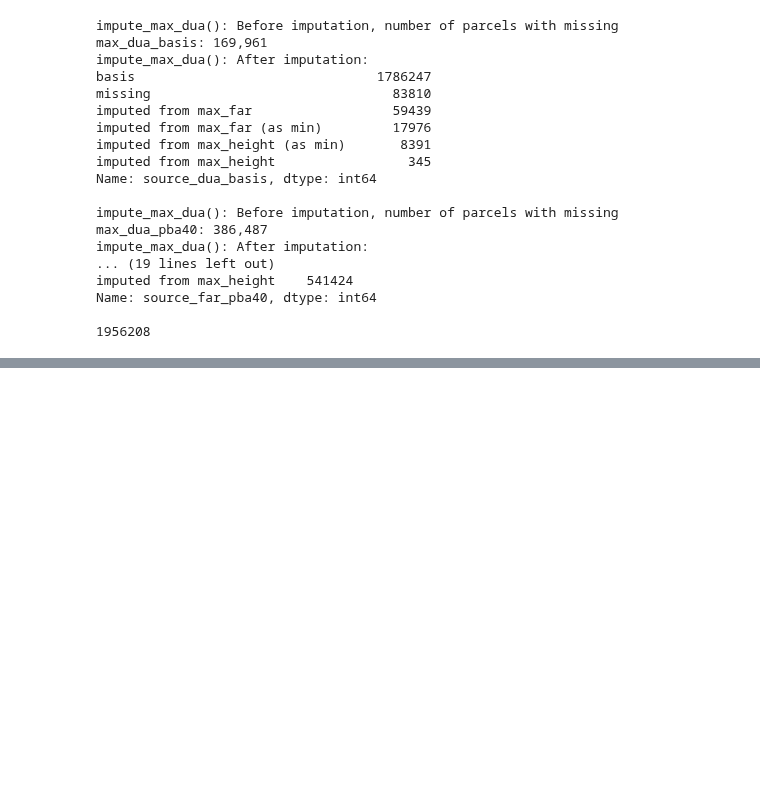
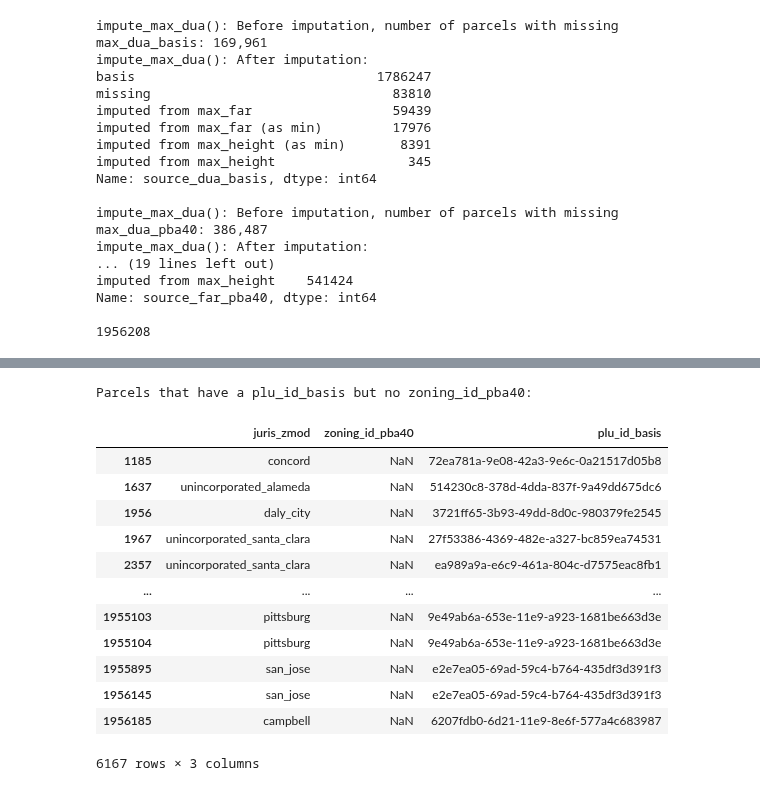
Before and after one commit to BayAreaMetro/petrale, a Jupyter notebook: policies/plu/base_zoning/1_PLU_BOC_data_combine.ipynb, the cells around one changed output, grey strips where cells are left out. Saved outputs shown, nothing was run; the diff lists cells and outputs as text; code cells hidden in the pictures; blank space fills up the shorter version.

```diff
--- a/policies/plu/base_zoning/1_PLU_BOC_data_combine.ipynb
+++ b/policies/plu/base_zoning/1_PLU_BOC_data_combine.ipynb
@@ -544,0 +576,19 @@ devType_comp.to_csv(os.path.join(data_output_dir, today+'_devType_comparison.csv
+# %%
+print('Parcels that have a plu_id_basis but no zoning_id_pba40: ')
+display(plu_boc_output.loc[(plu_boc_output['zoning_id_pba40'].isnull()) &
+                           (plu_boc_output['plu_id_basis'   ].notnull())][['juris_zmod','zoning_id_pba40','plu_id_basis']])
+# %% [output]
+Parcels that have a plu_id_basis but no zoning_id_pba40:
+|  | juris_zmod | zoning_id_pba40 | plu_id_basis |
+| 1185 | concord | NaN | 72ea781a-9e08-42a3-9e6c-0a21517d05b8 |
+| 1637 | unincorporated_alameda | NaN | 514230c8-378d-4dda-837f-9a49dd675dc6 |
+| 1956 | daly_city | NaN | 3721ff65-3b93-49dd-8d0c-980379fe2545 |
+| 1967 | unincorporated_santa_clara | NaN | 27f53386-4369-482e-a327-bc859ea74531 |
+| 2357 | unincorporated_santa_clara | NaN | ea989a9a-e6c9-461a-804c-d7575eac8fb1 |
+| ... | ... | ... | ... |
+| 1955103 | pittsburg | NaN | 9e49ab6a-653e-11e9-a923-1681be663d3e |
+| 1955104 | pittsburg | NaN | 9e49ab6a-653e-11e9-a923-1681be663d3e |
+| 1955895 | san_jose | NaN | e2e7ea05-69ad-59c4-b764-435df3d391f3 |
+| 1956145 | san_jose | NaN | e2e7ea05-69ad-59c4-b764-435df3d391f3 |
+| 1956185 | campbell | NaN | 6207fdb0-6d21-11e9-8e6f-577a4c683987 |
+6167 rows × 3 columns
```
Also changed, not shown: parts of 13 cells of this notebook.
